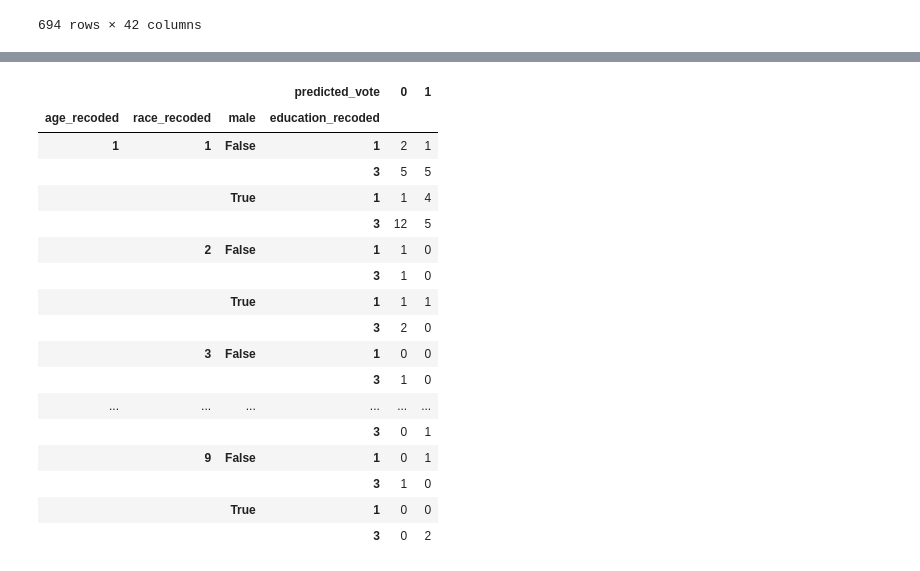
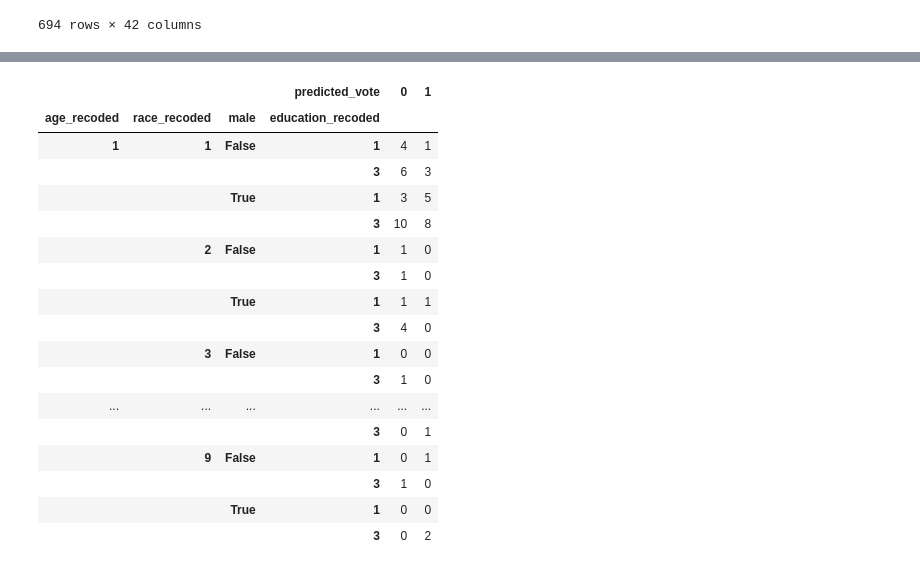
Before and after one commit to pmench/mrp-team, a Jupyter notebook: src/bella_ML.ipynb, the cells around one changed output, grey strips where cells are left out. Saved outputs shown, nothing was run; the diff lists cells and outputs as text; code cells hidden in the pictures.

```diff
--- a/src/bella_ML.ipynb
+++ b/src/bella_ML.ipynb
@@ -830,14 +821,14 @@ nat_2020_june_clean2
 | 866 | False | True | False | True | True | 0 | False | ... |
 694 rows × 42 columns
 # %%
-X = nat_2020_june_clean2.drop(columns = ['vote_choice_recoded'])
-y = nat_2020_june_clean2['vote_choice_recoded']
-# X = nat_2020_clean2.drop(columns = ['vote_choice_recoded'])
-# y = nat_2020_clean2['vote_choice_recoded']
+# X = nat_2020_june_clean2.drop(columns = ['vote_choice_recoded'])
+# y = nat_2020_june_clean2['vote_choice_recoded']
+X = nat_2020_clean2.drop(columns = ['vote_choice_recoded'])
+y = nat_2020_clean2['vote_choice_recoded']
 # train test split
 # TODO: consider stratifying by anything????
 
-X_train, X_test, y_train, y_test = train_test_split(X, y, test_size = 0.4, random_state = 13, stratify=X['male'])
+X_train, X_test, y_train, y_test = train_test_split(X, y, test_size = 0.5, random_state = 13, stratify=X['male'])
 # %%
 y_test.value_counts()
 # %% [output]
@@ -929,12 +920,12 @@ for model in models:
     print(model[0])
     clf = model[1]
     # print(model[2])
-    pipe = Pipeline([('scaler', StandardScaler()), (name, clf)])
+    # pipe = Pipeline([('scaler', StandardScaler()), (name, clf)])
     #model.fit(trainX_prepared, trainY)
-    grids =  GridSearchCV(pipe, param_grid={}, scoring='f1_weighted' ,cv=5)
+    grids =  GridSearchCV(clf, param_grid={}, scoring='f1_weighted' ,cv=5)
     grids.fit(X_train, y_train)
-    if name == 'Gradient Boosting Classification':
-        new_model = clf
+    if name == 'Gradient Boosting Classification3':
+        new_model = grids.best_estimator_
     #print('train result', result['test_score'])
     grids.best_score_
     # print('mean_score:', -np.mean(result['test_score']))
@@ -1120,17 +1116,17 @@ filtered_nat_2020_june
 # %%
 june_final = filtered_nat_2020_june.groupby(['age_recoded','race_recoded', 'male','education_recoded'])['predicted_vote'].value_counts().unstack(fill_value=0)
-filtered_nat_2020_june.groupby(['age_recoded','race_recoded', 'male','education_recoded'])['predicted_vote'].value_counts().unstack(fill_value=0)
+filtered_nat_2020_june.groupby(['age_recoded','race_recoded', 'male','education_recoded'], observed=False)['predicted_vote'].value_counts().unstack(fill_value=0)
 # %% [output]
 |  |  |  | predicted_vote | 0 | 1 |
 | age_recoded | race_recoded | male | education_recoded |  |  |
-| 1 | 1 | False | 1 | 2 | 1 |
-|  |  |  | 3 | 5 | 5 |
-|  |  | True | 1 | 1 | 4 |
-|  |  |  | 3 | 12 | 5 |
+| 1 | 1 | False | 1 | 4 | 1 |
+|  |  |  | 3 | 6 | 3 |
+|  |  | True | 1 | 3 | 5 |
+|  |  |  | 3 | 10 | 8 |
 |  | 2 | False | 1 | 1 | 0 |
 |  |  |  | 3 | 1 | 0 |
 |  |  | True | 1 | 1 | 1 |
-|  |  |  | 3 | 2 | 0 |
+|  |  |  | 3 | 4 | 0 |
 |  | 3 | False | 1 | 0 | 0 |
 |  |  |  | 3 | 1 | 0 |
 | ... | ... | ... | ... | ... | ... |
```
Also changed, not shown: parts of 34 cells of this notebook, 1 other file.
